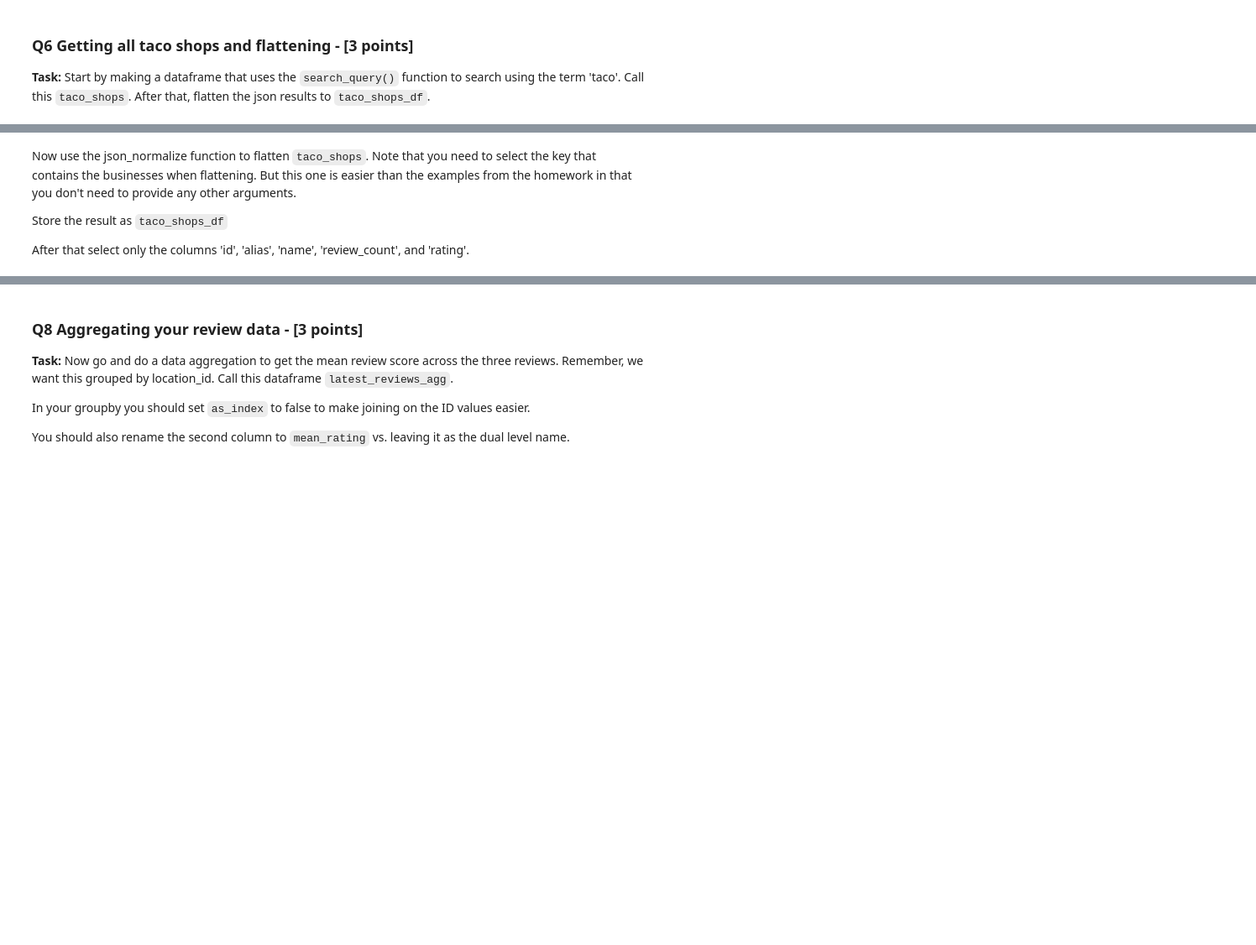
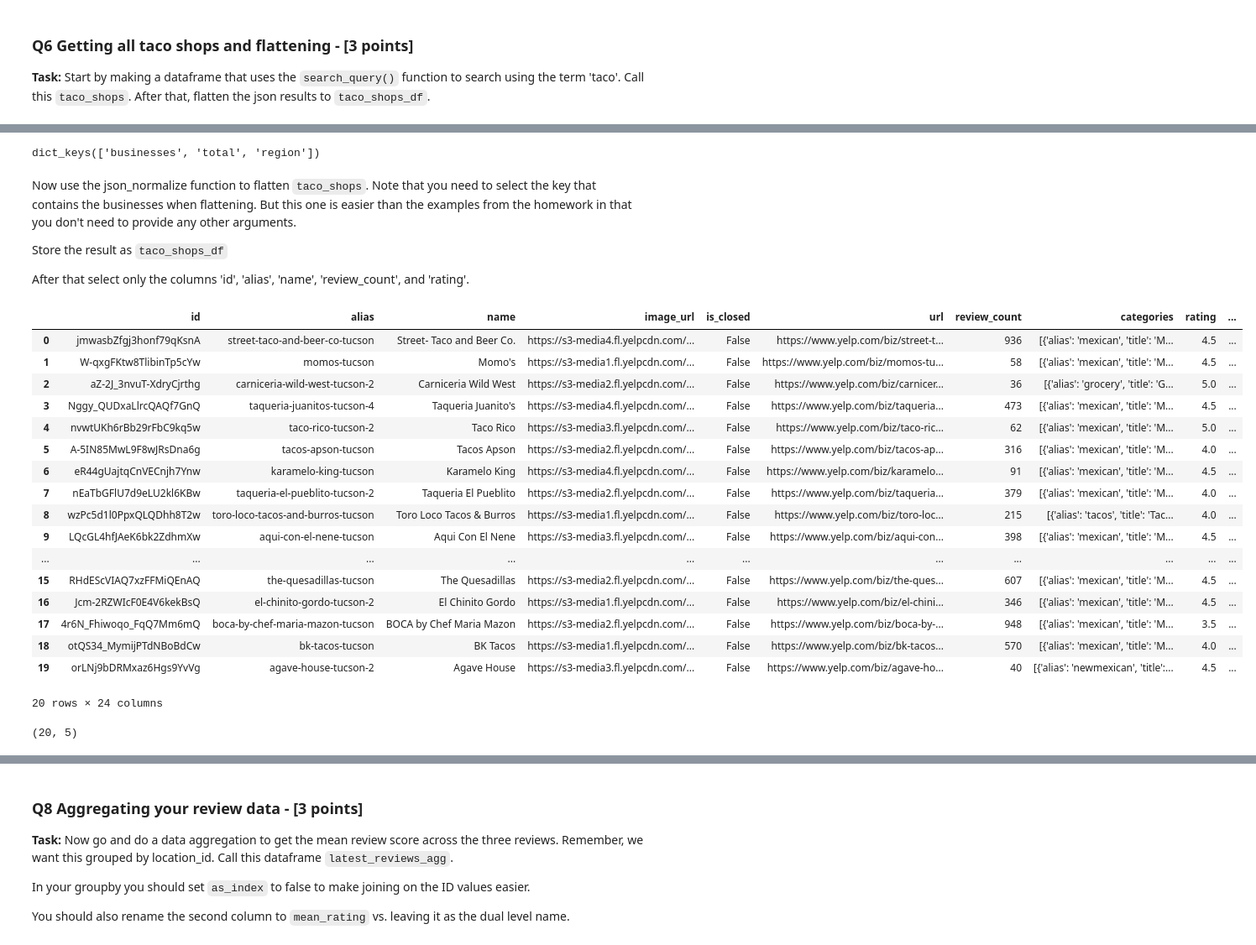
Before and after one commit to alostmathematician/ISTA-366, a Jupyter notebook: ISTA_322_Fa23_HW2_part_2_qin_xu.ipynb, the cells around one changed output, grey strips where cells are left out. Shown: that part at 84% size. Saved outputs shown, nothing was run; the diff lists cells and outputs as text; code cells hidden in the pictures; blank space fills up the shorter version.

```diff
--- a/ISTA_322_Fa23_HW2_part_2_qin_xu.ipynb
+++ b/ISTA_322_Fa23_HW2_part_2_qin_xu.ipynb
@@ -27,9 +27,9 @@ sys.path.insert(0, nb_path)  # or append(nb_path)
 # %%
 # Now enter your API key so you can make requests
 from yelpapi import YelpAPI
-from pandas.io.json import json_normalize
+from pandas import json_normalize
 # yelp_api = YelpAPI('ENTER YOUR KEY HERE')
-api_key = 'ENTER YOUR KEY HERE'
+api_key = 'WnBdKzJxJHwtBPuL0_tF2KaUwhMUi_r-6Z4LdCrnT3zFH9-jhQMY5bwFMO3gpS4-5GyGA1L2Be4J3WMyg5vGTfdFFf1FIDk4hLkP-PutWinfhkjFGN8vL8gq54__ZHYx'
 yelp_api = YelpAPI(api_key)
 # %% [markdown]
 ### Making calls to with Yelp API
@@ -48,6 +48,6 @@ This will give you a response of all the ice cream places in Tucson. It'll be in
 # %%
 ## Q6 part 1 Your code starts here
 # search for taco shops and store to taco_shops
-... = yelp_api.search_query(...,  ...)
+taco_shops = yelp_api.search_query(term='taco',  location='Tucson, AZ')
 # %%
 # Look at taco_shops
@@ -55,7 +73,9 @@ This will give you a response of all the ice cream places in Tucson. It'll be in
 # %%
 # What keys are present?
-...
+taco_shops.keys()
 ## Q6 part 1  Your code ends here - Any code outside of these start/end markers won't be graded
+# %% [output]
+dict_keys(['businesses', 'total', 'region'])
 # %% [markdown]
 Now use the json_normalize function to flatten `taco_shops`.  Note that you need to select the key that contains the businesses when flattening.  But this one is easier than the examples from the homework in that you don't need to provide any other arguments.
 
@@ -65,13 +85,34 @@ After that select only the columns 'id', 'alias', 'name', 'review_count', and 'r
 # %%
 ## Q6 part 2 Your code starts here
 # Flatten to taco_shops_df
-taco_shops_df = ...
-taco_shops_df.head() # Check
+taco_shops_df = json_normalize(taco_shops['businesses'])
+taco_shops_df# Check
+# %% [output]
+|  | id | alias | name | image_url | is_closed | url | review_count | categories | rating | ... |
+| 0 | jmwasbZfgj3honf79qKsnA | street-taco-and-beer-co-tucson | Street- Taco and Beer Co. | https://s3-media4.fl.yelpcdn.com/... | False | https://www.yelp.com/biz/street-t... | 936 | [{'alias': 'mexican', 'title': 'M... | 4.5 | ... |
+| 1 | W-qxgFKtw8TlibinTp5cYw | momos-tucson | Momo's | https://s3-media1.fl.yelpcdn.com/... | False | https://www.yelp.com/biz/momos-tu... | 58 | [{'alias': 'mexican', 'title': 'M... | 4.5 | ... |
+| 2 | aZ-2J_3nvuT-XdryCjrthg | carniceria-wild-west-tucson-2 | Carniceria Wild West | https://s3-media2.fl.yelpcdn.com/... | False | https://www.yelp.com/biz/carnicer... | 36 | [{'alias': 'grocery', 'title': 'G... | 5.0 | ... |
+| 3 | Nggy_QUDxaLlrcQAQf7GnQ | taqueria-juanitos-tucson-4 | Taqueria Juanito's | https://s3-media4.fl.yelpcdn.com/... | False | https://www.yelp.com/biz/taqueria... | 473 | [{'alias': 'mexican', 'title': 'M... | 4.5 | ... |
+| 4 | nvwtUKh6rBb29rFbC9kq5w | taco-rico-tucson-2 | Taco Rico | https://s3-media3.fl.yelpcdn.com/... | False | https://www.yelp.com/biz/taco-ric... | 62 | [{'alias': 'mexican', 'title': 'M... | 5.0 | ... |
+| 5 | A-5IN85MwL9F8wJRsDna6g | tacos-apson-tucson | Tacos Apson | https://s3-media2.fl.yelpcdn.com/... | False | https://www.yelp.com/biz/tacos-ap... | 316 | [{'alias': 'mexican', 'title': 'M... | 4.0 | ... |
+| 6 | eR44gUajtqCnVECnjh7Ynw | karamelo-king-tucson | Karamelo King | https://s3-media4.fl.yelpcdn.com/... | False | https://www.yelp.com/biz/karamelo... | 91 | [{'alias': 'mexican', 'title': 'M... | 4.5 | ... |
+| 7 | nEaTbGFlU7d9eLU2kl6KBw | taqueria-el-pueblito-tucson-2 | Taqueria El Pueblito | https://s3-media2.fl.yelpcdn.com/... | False | https://www.yelp.com/biz/taqueria... | 379 | [{'alias': 'mexican', 'title': 'M... | 4.0 | ... |
+| 8 | wzPc5d1l0PpxQLQDhh8T2w | toro-loco-tacos-and-burros-tucson | Toro Loco Tacos & Burros | https://s3-media1.fl.yelpcdn.com/... | False | https://www.yelp.com/biz/toro-loc... | 215 | [{'alias': 'tacos', 'title': 'Tac... | 4.0 | ... |
+| 9 | LQcGL4hfJAeK6bk2ZdhmXw | aqui-con-el-nene-tucson | Aqui Con El Nene | https://s3-media3.fl.yelpcdn.com/... | False | https://www.yelp.com/biz/aqui-con... | 398 | [{'alias': 'mexican', 'title': 'M... | 4.5 | ... |
+| ... | ... | ... | ... | ... | ... | ... | ... | ... | ... | ... |
+| 15 | RHdEScVIAQ7xzFFMiQEnAQ | the-quesadillas-tucson | The Quesadillas | https://s3-media2.fl.yelpcdn.com/... | False | https://www.yelp.com/biz/the-ques... | 607 | [{'alias': 'mexican', 'title': 'M... | 4.5 | ... |
+| 16 | Jcm-2RZWIcF0E4V6kekBsQ | el-chinito-gordo-tucson-2 | El Chinito Gordo | https://s3-media1.fl.yelpcdn.com/... | False | https://www.yelp.com/biz/el-chini... | 346 | [{'alias': 'mexican', 'title': 'M... | 4.5 | ... |
+| 17 | 4r6N_Fhiwoqo_FqQ7Mm6mQ | boca-by-chef-maria-mazon-tucson | BOCA by Chef Maria Mazon | https://s3-media2.fl.yelpcdn.com/... | False | https://www.yelp.com/biz/boca-by-... | 948 | [{'alias': 'mexican', 'title': 'M... | 3.5 | ... |
+| 18 | otQS34_MymijPTdNBoBdCw | bk-tacos-tucson | BK Tacos | https://s3-media1.fl.yelpcdn.com/... | False | https://www.yelp.com/biz/bk-tacos... | 570 | [{'alias': 'mexican', 'title': 'M... | 4.0 | ... |
+| 19 | orLNj9bDRMxaz6Hgs9YvVg | agave-house-tucson-2 | Agave House | https://s3-media3.fl.yelpcdn.com/... | False | https://www.yelp.com/biz/agave-ho... | 40 | [{'alias': 'newmexican', 'title':... | 4.5 | ... |
+20 rows × 24 columns
 # %%
 # Select only necessary columns
-... = ....[['...', '...', ...]]
+taco_shops_df = taco_shops_df[['id', 'alias', 'name', 'review_count','rating']]
 taco_shops_df.shape # Check shape.  Is it 20 x 5?
 ## Q6 part 2  Your code ends here - Any code outside of these start/end markers won't be graded
+# %% [output]
+(20, 5)
 # %% [markdown]
 ## Q7 Getting reviews for the taco shops - [6 points]
 
```
Also changed, not shown: parts of 11 cells of this notebook.
